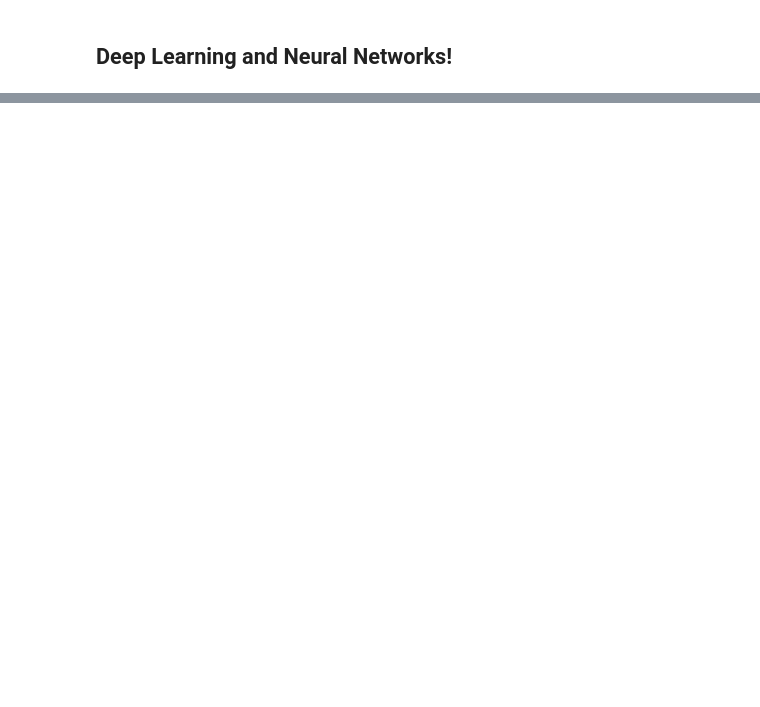
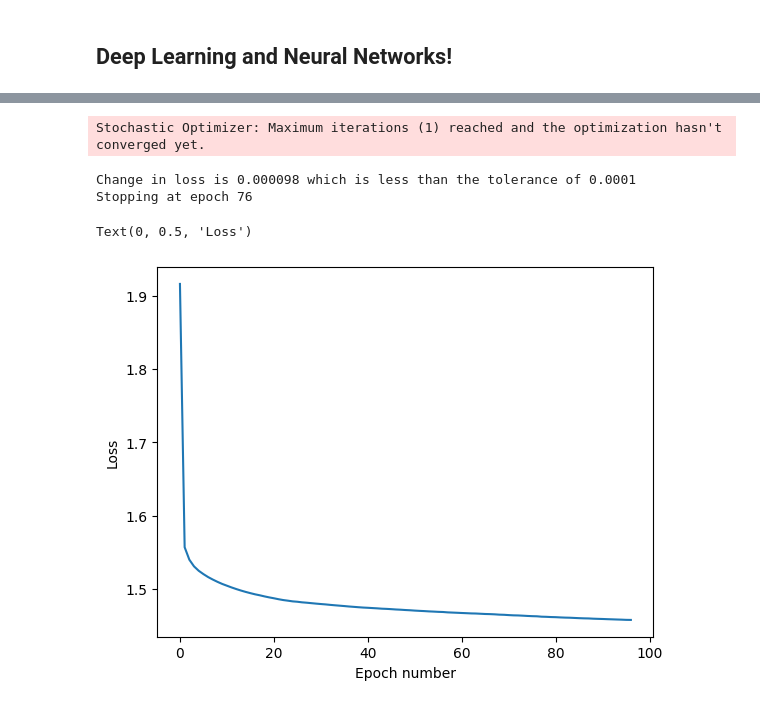
Before and after one commit to benWallace57/Instant_Training, a Jupyter notebook: training.ipynb, the cells around one changed output, grey strips where cells are left out. Cells and saved outputs as stored; diff of their text form; code cells hidden in the pictures; blank space fills up the shorter version.

```diff
--- a/training.ipynb
+++ b/training.ipynb
@@ -653,0 +685,9 @@ What on earth is deep learning and neural networks?
+# %%
+X_train, X_test, y_train, y_test = train_test_split(X, y, train_size=0.8)
+# %%
+from sklearn.neural_network import MLPClassifier
+
+clf = MLPClassifier(random_state=1, max_iter=1).fit(X_train, y_train)
+predictions = clf.predict(X_test)
+# %% [output]
+Stochastic Optimizer: Maximum iterations (1) reached and the optimization hasn't converged yet.
@@ -653,0 +696,23 @@ What on earth is deep learning and neural networks?
+# %%
+import numpy as np
+
+classifier = MLPClassifier(random_state=1, max_iter=20, batch_size=20)
+
+tolerance = 0.0001
+
+for epoch in range(200):
+
+    classifier.partial_fit(X_train, y_train, classes = np.unique(y_train))
+
+    loss = classifier.loss_curve_
+
+    if len(loss)>2:
+        change_in_loss = (loss[-2] - loss[-1])
+
+        if change_in_loss < tolerance:
+            print("Change in loss is",'{:0.6f}'.format(change_in_loss), "which is less than the tolerance of", tolerance)
+            print(f"Stopping at epoch", epoch)
+            break
+# %% [output]
+Change in loss is 0.000098 which is less than the tolerance of 0.0001
+Stopping at epoch 76
@@ -653,0 +723,7 @@ What on earth is deep learning and neural networks?
+# %%
+plt.plot(loss)
+plt.xlabel("Epoch number")
+plt.ylabel("Loss")
+# %% [output]
+Text(0, 0.5, 'Loss')
+[figure, added]
```
Also changed, not shown: parts of 19 cells of this notebook.
